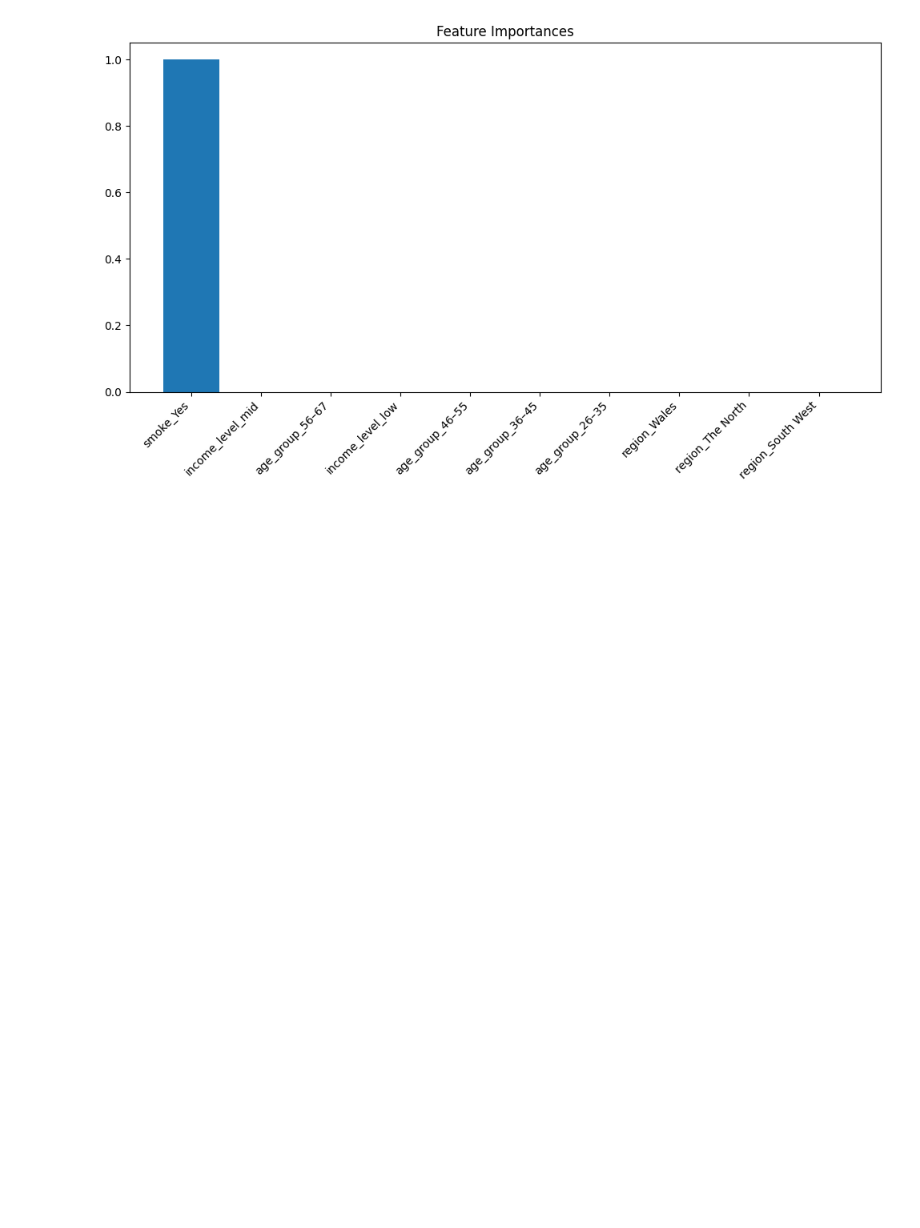
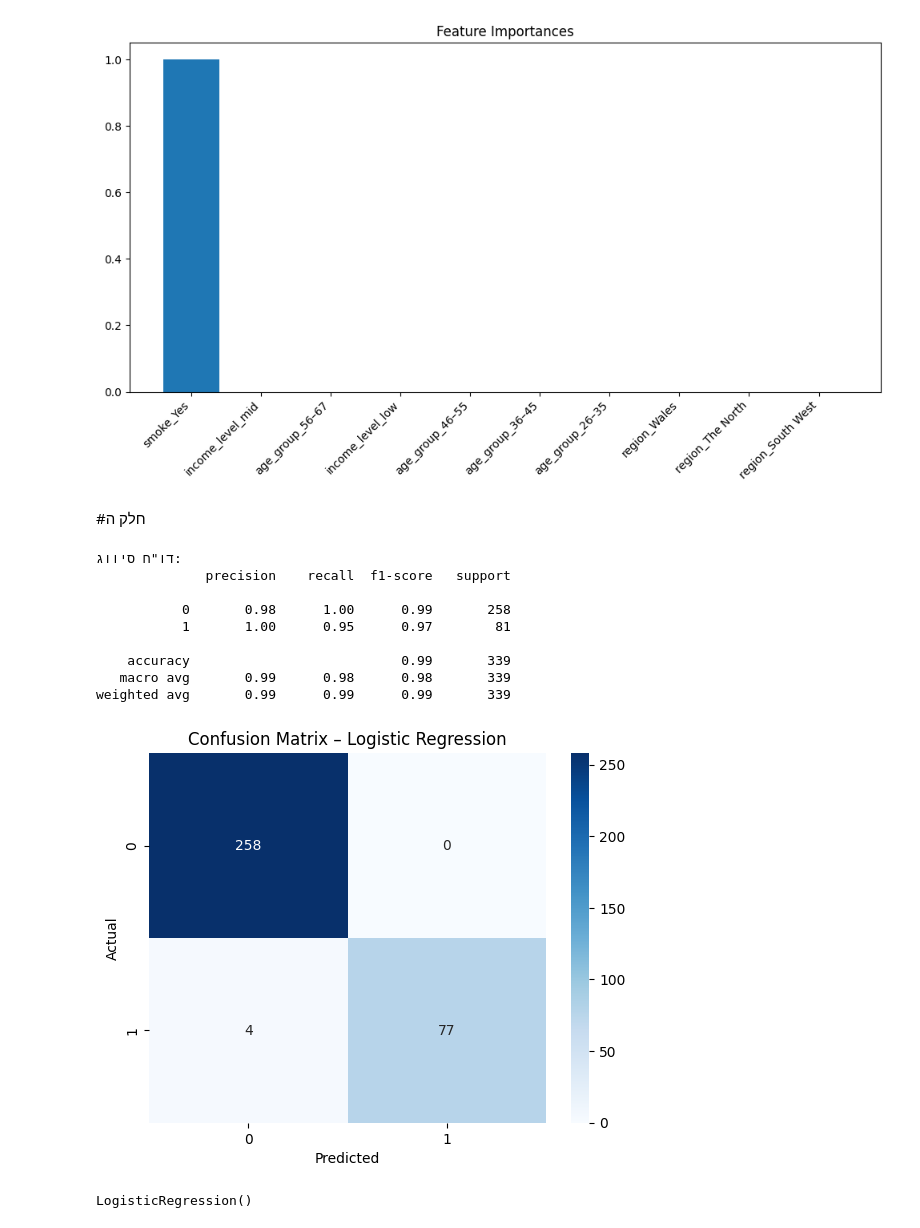
Before and after one commit to Hsenheib/-Project.-Path-MySQL-, a Jupyter notebook: Copy_of_Smoking.ipynb, the cells around one changed output. Cells and saved outputs as stored; diff of their text form; code cells hidden in the pictures; blank space fills up the shorter version.

```diff
--- a/Copy_of_Smoking.ipynb
+++ b/Copy_of_Smoking.ipynb
@@ -424,3 +386,78 @@ WARNING:matplotlib.font_manager:findfont: Font family 'Arial' not found.
 WARNING:matplotlib.font_manager:findfont: Font family 'Arial' not found.
 WARNING:matplotlib.font_manager:findfont: Font family 'Arial' not found.
 [figure]
+# %% [markdown]
+#חלק ה
+# %%
+# ייבוא ספריות
+import pandas as pd
+from sklearn.model_selection import train_test_split
+from sklearn.linear_model import LogisticRegression
+from sklearn.preprocessing import StandardScaler
+from sklearn.metrics import classification_report, confusion_matrix
+import matplotlib.pyplot as plt
+import seaborn as sns
+
+# קריאת הנתונים
+df = pd.read_csv('smoking.csv')
+
+# עותק נקי
+df_clean = df.copy()
+
+# מחיקת עמודה מיותרת
+if 'Unnamed: 0' in df_clean.columns:
+    df_clean.drop(columns=['Unnamed: 0'], inplace=True)
+
+# קידוד עמודת המטרה
+df_clean['smoke_encoded'] = df_clean['smoke'].map({'Yes': 1, 'No': 0})
+
+# משתני X ו־y
+X = df_clean.drop(columns=['smoke', 'smoke_encoded'])
+y = df_clean['smoke_encoded']
+
+# קידוד One-Hot
+X = pd.get_dummies(X, drop_first=True)
+
+# מילוי ערכים חסרים (אם יש)
+X = X.fillna(X.mean())
+
+# נרמול
+scaler = StandardScaler()
+X_scaled = scaler.fit_transform(X)
+
+# פיצול לסט אימון וסט בדיקה
+X_train, X_test, y_train, y_test = train_test_split(X_scaled, y, test_size=0.2, random_state=42)
+
+# בניית מודל רגרסיה לוגיסטית
+model = LogisticRegression()
+model.fit(X_train, y_train)
+
+# תחזיות
+y_pred = model.predict(X_test)
+
+# הדפסת ביצועים
+print("דו\"ח סיווג:")
+print(classification_report(y_test, y_pred))
+
+# מטריצת בלבול
+cm = confusion_matrix(y_test, y_pred)
+sns.heatmap(cm, annot=True, fmt='d', cmap='Blues')
+plt.title('Confusion Matrix – Logistic Regression')
+plt.xlabel('Predicted')
+plt.ylabel('Actual')
+
+plt.show()
+
+print(model)
+# %% [output]
+דו"ח סיווג:
+              precision    recall  f1-score   support
+
+           0       0.98      1.00      0.99       258
+           1       1.00      0.95      0.97        81
+
+    accuracy                           0.99       339
+   macro avg       0.99      0.98      0.98       339
+weighted avg       0.99      0.99      0.99       339
+[figure, added]
+LogisticRegression()
```
Also changed, not shown: parts of 9 cells of this notebook.
